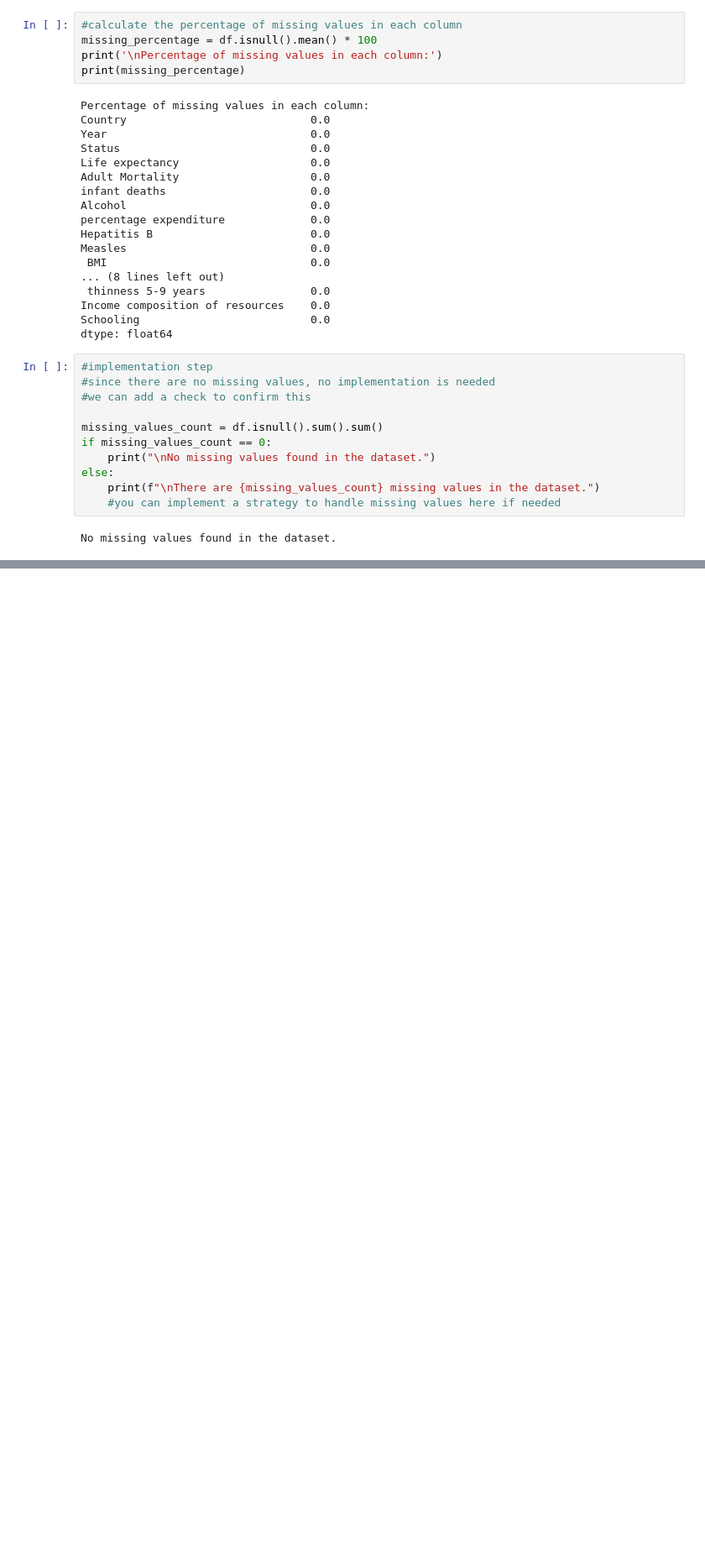
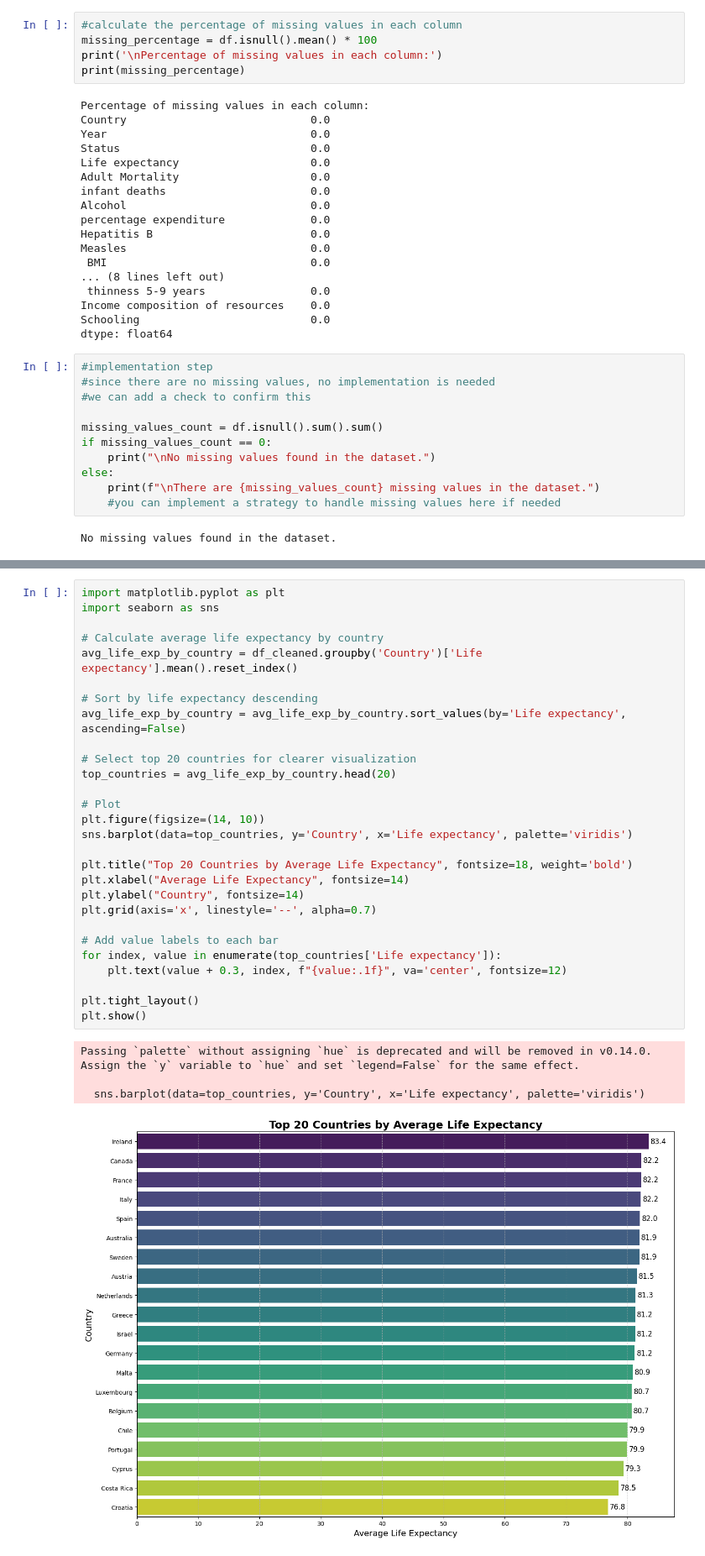
Before and after one commit to Tusiime-J/GROUP-A-Data-Science, a Jupyter notebook: life_expectancy.ipynb, the cells around one changed output, grey strips where cells are left out. Shown at 84% size. Cells and saved outputs as stored; diff of their text form; blank space fills up the shorter version.

```diff
--- a/life_expectancy.ipynb
+++ b/life_expectancy.ipynb
@@ -132,0 +204,33 @@ No missing values found in the dataset.
+# %%
+import matplotlib.pyplot as plt
+import seaborn as sns
+
+# Calculate average life expectancy by country
+avg_life_exp_by_country = df_cleaned.groupby('Country')['Life expectancy'].mean().reset_index()
+
+# Sort by life expectancy descending
+avg_life_exp_by_country = avg_life_exp_by_country.sort_values(by='Life expectancy', ascending=False)
+
+# Select top 20 countries for clearer visualization
+top_countries = avg_life_exp_by_country.head(20)
+
+# Plot
+plt.figure(figsize=(14, 10))
+sns.barplot(data=top_countries, y='Country', x='Life expectancy', palette='viridis')
+
+plt.title("Top 20 Countries by Average Life Expectancy", fontsize=18, weight='bold')
+plt.xlabel("Average Life Expectancy", fontsize=14)
+plt.ylabel("Country", fontsize=14)
+plt.grid(axis='x', linestyle='--', alpha=0.7)
+
+# Add value labels to each bar
+for index, value in enumerate(top_countries['Life expectancy']):
+    plt.text(value + 0.3, index, f"{value:.1f}", va='center', fontsize=12)
+
+plt.tight_layout()
+plt.show()
+# %% [output]
+Passing `palette` without assigning `hue` is deprecated and will be removed in v0.14.0. Assign the `y` variable to `hue` and set `legend=False` for the same effect.
+
+  sns.barplot(data=top_countries, y='Country', x='Life expectancy', palette='viridis')
+[figure, added]
```
Also changed, not shown: parts of 16 cells of this notebook.
